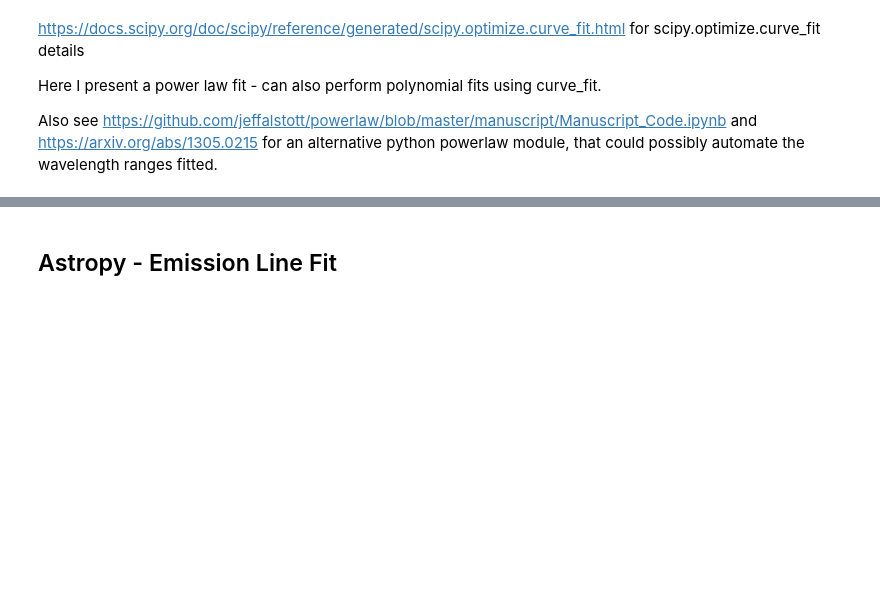
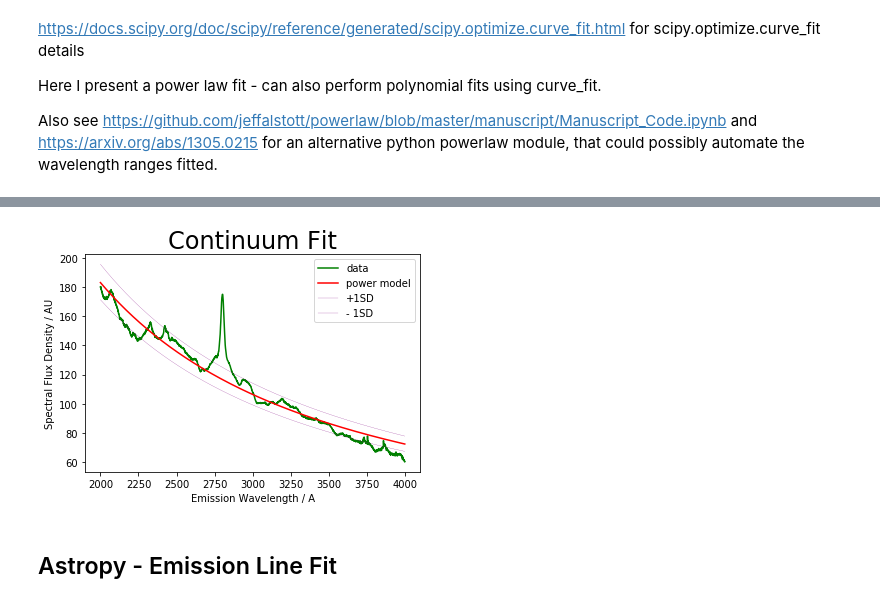
Before and after one commit to spyphyz/curve_fit, a Jupyter notebook: curve_fit_spectrograph.ipynb, the cells around one changed output, grey strips where cells are left out. Cells and saved outputs as stored; diff of their text form; code cells hidden in the pictures; blank space fills up the shorter version.

```diff
--- a/curve_fit_spectrograph.ipynb
+++ b/curve_fit_spectrograph.ipynb
@@ -65,17 +78,19 @@ perr
 # %%
 # plot data with power model
 plt.plot(xData, yData, 'g', label='data') # original spectrum data in green
 plt.plot(xData, popt[0]*xData**popt[1], 'r', label='power model') # power model data in red
 
 # plot standard deviation curves, based on perr
-plt.plot(xData, (popt[0]+perr[1])*xData**(popt[1]+perr[1]), lw=0.2, color='y', label='+1SD')
-plt.plot(xData, (popt[0]-perr[1])*xData**(popt[1]-perr[1]), lw=0.2, color='y', label='- 1SD')
+plt.plot(xData, (popt[0]+perr[1])*xData**(popt[1]+perr[1]), '-', lw=0.2, color='purple', label='+1SD')
+plt.plot(xData, (popt[0]-perr[1])*xData**(popt[1]-perr[1]), '-', lw=0.2, color='purple', label='- 1SD')
 
 plt.title('Continuum Fit', fontsize=24, color='black')
 plt.xlabel('Emission Wavelength / A')
 plt.ylabel('Spectral Flux Density / AU')
 plt.legend()
 plt.savefig(os.path.join(path, 'spectrum_continuum.png'), dpi = 1080)
+# %% [output]
+[figure, added]
 # %% [markdown]
 ## Astropy - Emission Line Fit
 # %% [markdown]
```
Also changed, not shown: parts of 11 cells of this notebook.
